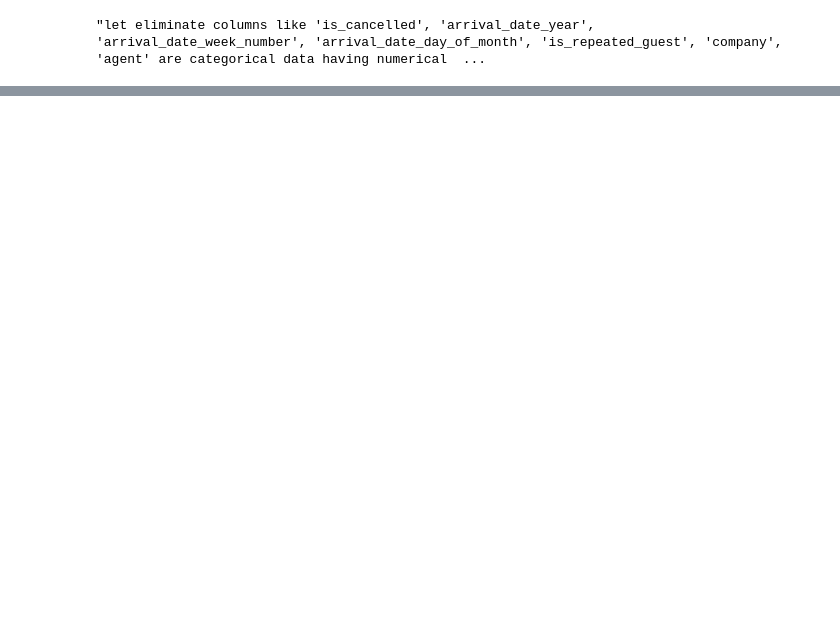
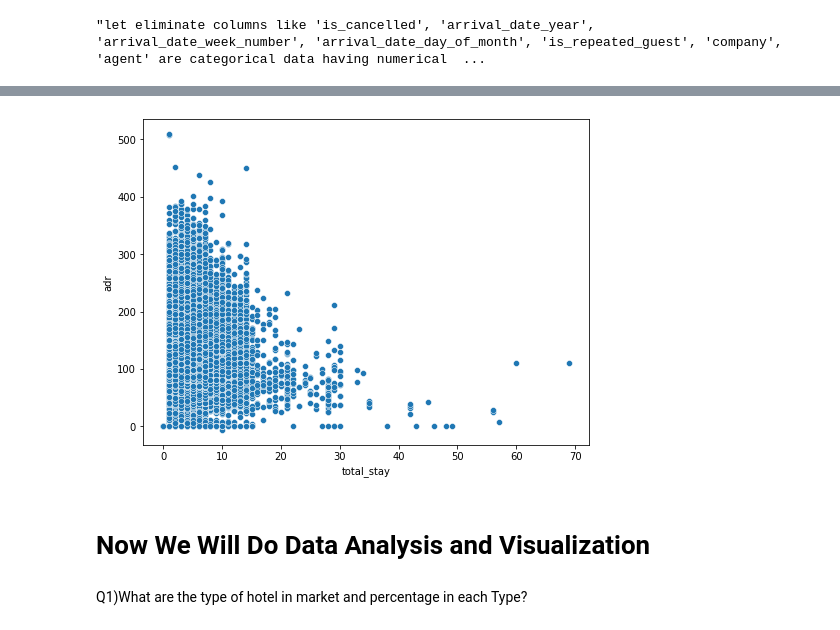
Before and after one commit to ashokkondhalkar/CAPSTONE-1-Hotel-Booking-Analysis-EDA, a Jupyter notebook: Individual_notebook.ipynb, the cells around one changed output, grey strips where cells are left out. Cells and saved outputs as stored; diff of their text form; code cells hidden in the pictures; blank space fills up the shorter version.

```diff
--- a/Individual_notebook.ipynb
+++ b/Individual_notebook.ipynb
@@ -584,0 +404,11 @@ hotel1.head()
+# %%
+#Describe size for figure
+plt.figure(figsize = (8,6))
+
+#Analysis by using scatterplot
+sns.scatterplot(y = 'adr', x = 'total_stay', data = hotel1)
+plt.show()
+# %% [output]
+[figure, added]
+# %% [markdown]
+# **Now We Will Do Data Analysis and Visualization**
@@ -584,0 +417,2 @@ hotel1.head()
+# %% [markdown]
+Q1)What are the type of hotel in market and percentage in each Type?
```
Also changed, not shown: parts of 94 cells of this notebook.
